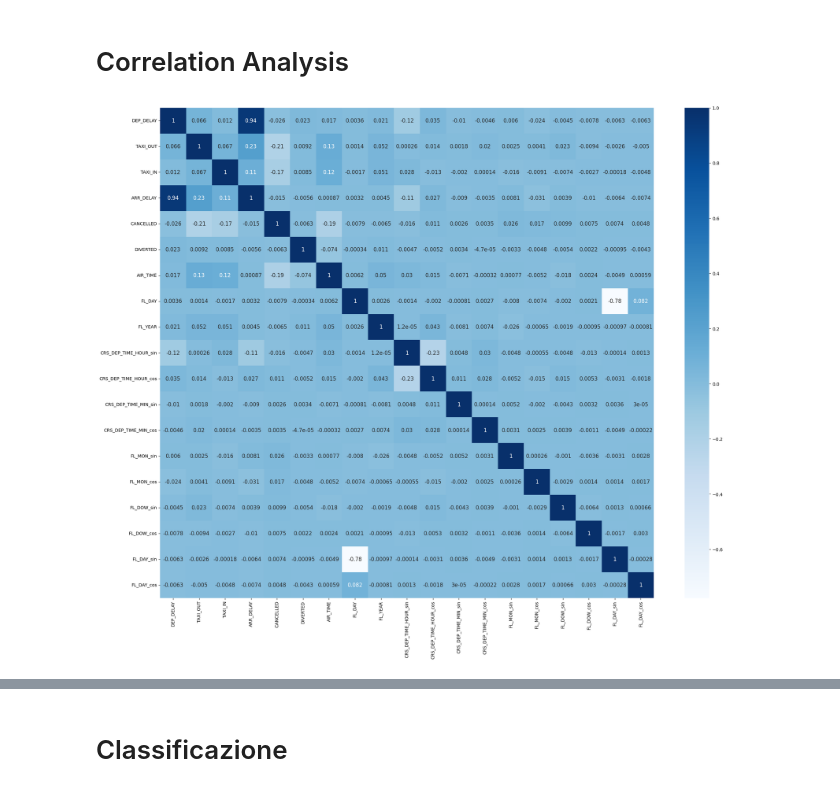
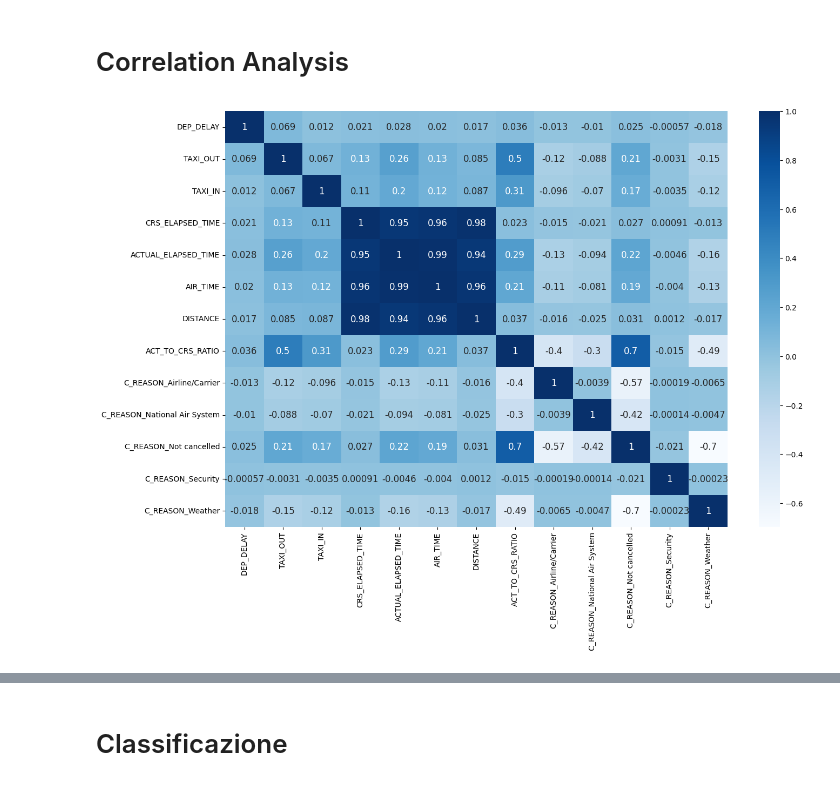
Before and after one commit to Walter-Di-Sabatino/Time-Series-Data-Science-Project, a Jupyter notebook: multiclass_classification.ipynb, the cells around one changed output, grey strips where cells are left out. Cells and saved outputs as stored; diff of their text form; code cells hidden in the pictures.

```diff
--- a/multiclass_classification.ipynb
+++ b/multiclass_classification.ipynb
@@ -217,37 +192,12 @@ df = process_time_columns(df, ['CRS_DEP_TIME'])
 # %%
 drop_features = [
-    'DEP_TIME', 'WHEELS_OFF', 'WHEELS_ON', 'CRS_ARR_TIME', 'ARR_TIME',
-    'CRS_ELAPSED_TIME', 'ACTUAL_ELAPSED_TIME', 'DISTANCE', 'ACT_TO_CRS_RATIO',
-    'CRS_DEP_TIME'
+    'CRS_DEP_TIME', 'CRS_DEP_TIME', 'CRS_ARR_TIME',
+    'CRS_DEP_TIME', 'ARR_DELAY',
+    'CANCELLED', 'DIVERTED', 'FL_YEAR',
+
+    'DEP_TIME', 'ARR_TIME','WHEELS_OFF', 'WHEELS_ON',
+    'ORIGIN', 'DEST', 'OP_CARRIER',
+    'FL_MON',	'FL_DAY',	'FL_DOW'
 ]
 
 df = df.drop(columns=drop_features, errors='ignore')
-# %%
-# Variabili temporali da trasformare (ciclo orario)
-time_features = [
-    'CRS_DEP_TIME_HOUR', 'CRS_DEP_TIME_MIN', 'CRS_ARR_TIME_MIN',
-    'FL_MON', 'FL_DOW'
-]
-
-# Mappatura delle variabili temporali e dei loro massimi
-feature_map = {
-    'CRS_DEP_TIME_HOUR': 24, 'CRS_DEP_TIME_MIN': 60, 'CRS_ARR_TIME_MIN': 60,
-    'FL_MON': 12, 'FL_DOW': 7
-}
-
-# Trasformazioni cicliche per le variabili temporali
-for feature, max_val in feature_map.items():
-    if feature in df.columns:
-        df = encode_cyclic_features(df, feature, max_val)
-
-# Applicare l'encoding ciclico specifico per FL_DAY
-df = encode_cyclic_day_features(df)
-
-# Creare il MinMaxScaler per FL_YEAR
-scaler = MinMaxScaler()
-
-# Applicare la normalizzazione e mantenere il formato DataFrame
-df[['FL_YEAR']] = scaler.fit_transform(df[['FL_YEAR']])
-
-# Rimozione delle colonne temporali originali (opzionale)
-df = df.drop(columns=time_features, errors='ignore')
@@ -284,7 +222,7 @@ subset_cols = [col for col in subset_cols if col != 'FLIGHT_STATUS']
 # %%
-# Visualizza la heatmap per il sottoinsieme di colonne selezionato
-plt.figure(figsize=(25, 20))
-ax = sns.heatmap(df[subset_cols].corr(), cmap="Blues", annot=True, annot_kws={"size": 12})
+# Visualizzazione della heatmap per il sottoinsieme rimanente, con una dimensione personalizzata della figura
+plt.figure(figsize=(15, 10))
+ax = sns.heatmap(df.drop(['FLIGHT_STATUS'], axis=1).corr(), cmap="Blues", annot=True, annot_kws={"size": 12})  # Mostra la heatmap con annotazioni
 plt.show()
 # %% [output]
-[figure, old version]
+[figure, new version]
```
Also changed, not shown: parts of 33 cells of this notebook, 1 other file.
